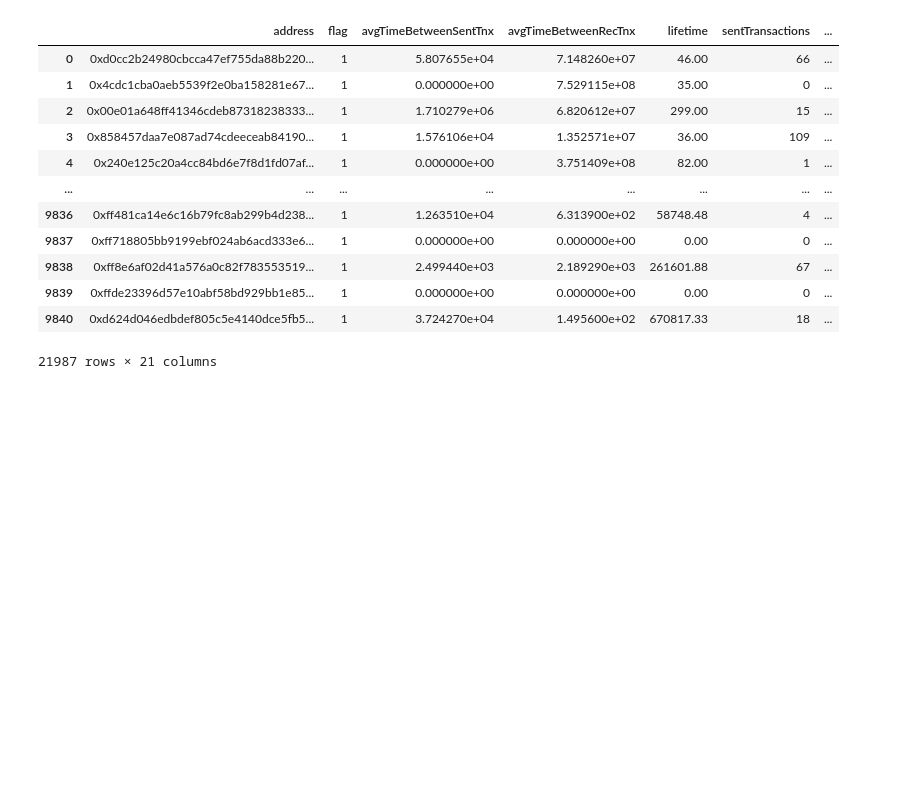
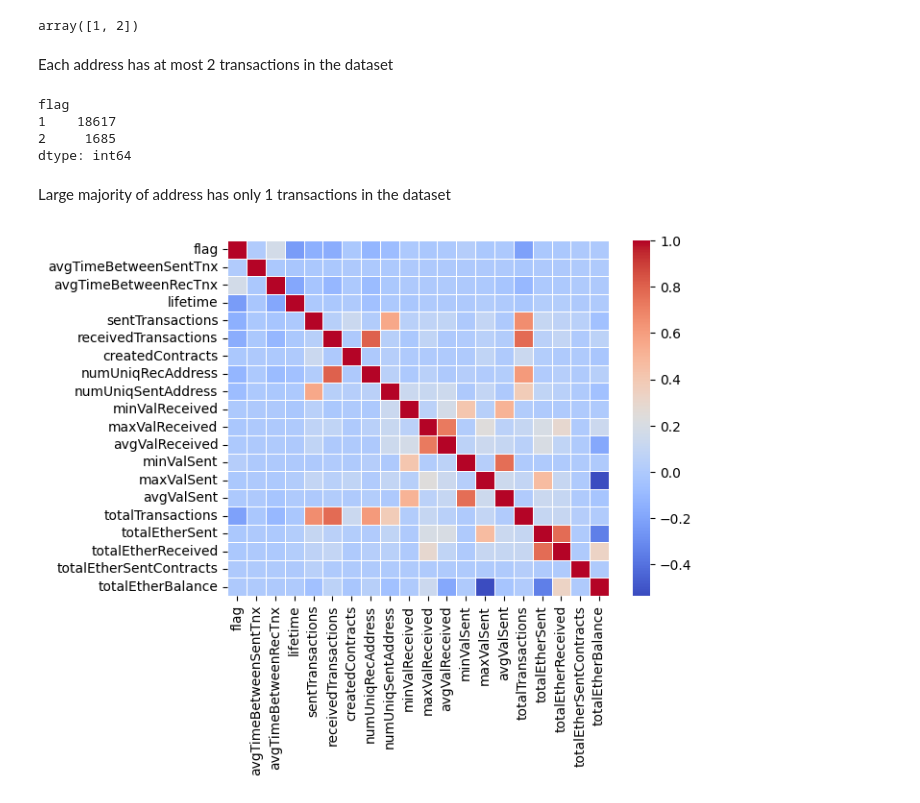
Before and after one commit to aanghs22/bt4012-group13, a Jupyter notebook: eda.ipynb, the cells around one changed output. Saved outputs shown, nothing was run; the diff lists cells and outputs as text; code cells hidden in the pictures; blank space fills up the shorter version.

```diff
--- a/eda.ipynb
+++ b/eda.ipynb
@@ -31,4 +31,5 @@ df_2 = pd.read_csv('data/transaction_dataset.csv') \
 
 df_1 = df_1[mapping.values()]
 df_2 = df_2.rename(columns=mapping)[mapping.values()]
-df = pd.concat([df_1, df_2])
+df = pd.concat([df_1, df_2]).reset_index(drop=True)
+df.info()
@@ -35,16 +54,23 @@ df = pd.concat([df_1, df_2])
-# %%
-df
-# %% [output]
-|  | address | flag | avgTimeBetweenSentTnx | avgTimeBetweenRecTnx | lifetime | sentTransactions | ... |
-| 0 | 0xd0cc2b24980cbcca47ef755da88b220... | 1 | 5.807655e+04 | 7.148260e+07 | 46.00 | 66 | ... |
-| 1 | 0x4cdc1cba0aeb5539f2e0ba158281e67... | 1 | 0.000000e+00 | 7.529115e+08 | 35.00 | 0 | ... |
-| 2 | 0x00e01a648ff41346cdeb87318238333... | 1 | 1.710279e+06 | 6.820612e+07 | 299.00 | 15 | ... |
-| 3 | 0x858457daa7e087ad74cdeeceab84190... | 1 | 1.576106e+04 | 1.352571e+07 | 36.00 | 109 | ... |
-| 4 | 0x240e125c20a4cc84bd6e7f8d1fd07af... | 1 | 0.000000e+00 | 3.751409e+08 | 82.00 | 1 | ... |
-| ... | ... | ... | ... | ... | ... | ... | ... |
-| 9836 | 0xff481ca14e6c16b79fc8ab299b4d238... | 1 | 1.263510e+04 | 6.313900e+02 | 58748.48 | 4 | ... |
-| 9837 | 0xff718805bb9199ebf024ab6acd333e6... | 1 | 0.000000e+00 | 0.000000e+00 | 0.00 | 0 | ... |
-| 9838 | 0xff8e6af02d41a576a0c82f783553519... | 1 | 2.499440e+03 | 2.189290e+03 | 261601.88 | 67 | ... |
-| 9839 | 0xffde23396d57e10abf58bd929bb1e85... | 1 | 0.000000e+00 | 0.000000e+00 | 0.00 | 0 | ... |
-| 9840 | 0xd624d046edbdef805c5e4140dce5fb5... | 1 | 3.724270e+04 | 1.495600e+02 | 670817.33 | 18 | ... |
-21987 rows × 21 columns
+# %%
+df.groupby('address').size().unique()
+# %% [output]
+array([1, 2])
+# %% [markdown]
+Each address has at most 2 transactions in the dataset
+# %%
+df.groupby('address').count().groupby('flag').size()
+# %% [output]
+flag
+1    18617
+2     1685
+dtype: int64
+# %% [markdown]
+Large majority of address has only 1 transactions in the dataset
+# %%
+import matplotlib.pyplot as plt
+import seaborn as sns
+
+sns.heatmap(df.drop(columns='address').corr(), cmap='coolwarm', linewidths=0.5)
+plt.show()
+# %% [output]
+[figure, added]
```
Also changed, not shown: parts of 2 cells of this notebook.
